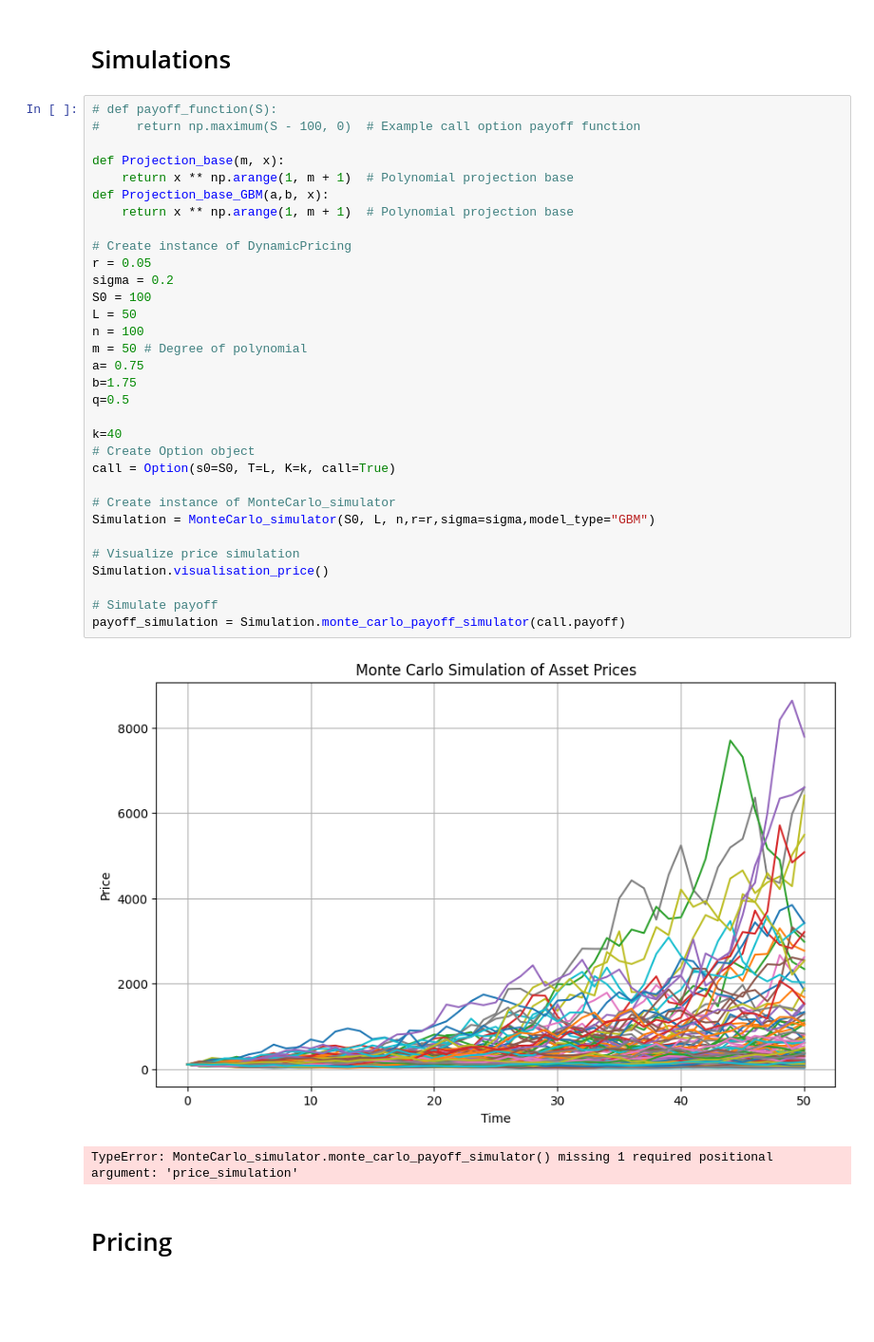
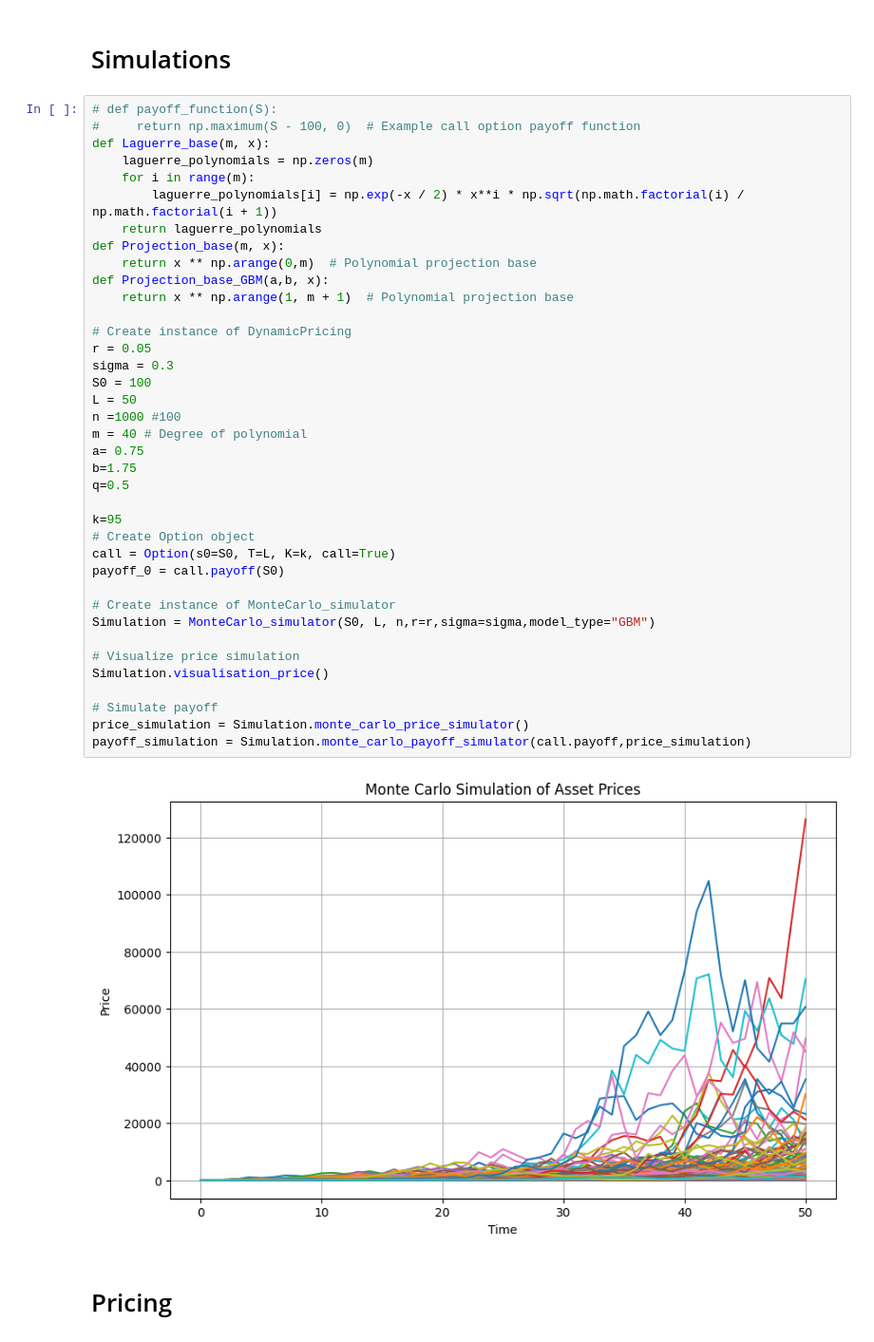
Before and after one commit to NESRINE202/Pricing_American_options, a Jupyter notebook: test-sarra.ipynb, the cells around one changed output. Shown: that part at 95% size. Saved outputs shown, nothing was run; the diff lists cells and outputs as text; blank space fills up the shorter version.

```diff
--- a/test-sarra.ipynb
+++ b/test-sarra.ipynb
@@ -8,37 +123,42 @@ from Monte_carlo import MonteCarlo_simulator
 # %%
 # def payoff_function(S):
 #     return np.maximum(S - 100, 0)  # Example call option payoff function
-
+def Laguerre_base(m, x):
+    laguerre_polynomials = np.zeros(m)
+    for i in range(m):
+        laguerre_polynomials[i] = np.exp(-x / 2) * x**i * np.sqrt(np.math.factorial(i) / np.math.factorial(i + 1))
+    return laguerre_polynomials
 def Projection_base(m, x):
-    return x ** np.arange(1, m + 1)  # Polynomial projection base
+    return x ** np.arange(0,m)  # Polynomial projection base
 def Projection_base_GBM(a,b, x):
     return x ** np.arange(1, m + 1)  # Polynomial projection base
 
 # Create instance of DynamicPricing
 r = 0.05
-sigma = 0.2
+sigma = 0.3
 S0 = 100
 L = 50
-n = 100
-m = 50 # Degree of polynomial
+n =1000 #100
+m = 40 # Degree of polynomial
 a= 0.75
 b=1.75
 q=0.5
 
-k=40
+k=95
 # Create Option object
 call = Option(s0=S0, T=L, K=k, call=True)
+payoff_0 = call.payoff(S0)
 
 # Create instance of MonteCarlo_simulator
 Simulation = MonteCarlo_simulator(S0, L, n,r=r,sigma=sigma,model_type="GBM")
 
 # Visualize price simulation
 Simulation.visualisation_price()
 
 # Simulate payoff
-payoff_simulation = Simulation.monte_carlo_payoff_simulator(call.payoff)
+price_simulation = Simulation.monte_carlo_price_simulator()
+payoff_simulation = Simulation.monte_carlo_payoff_simulator(call.payoff,price_simulation)
 # %% [output]
-[figure, old version]
+[figure, new version]
-TypeError: MonteCarlo_simulator.monte_carlo_payoff_simulator() missing 1 required positional argument: 'price_simulation'
 # %% [markdown]
 # Pricing
```
Also changed, not shown: parts of 6 cells of this notebook, 3 other files.
